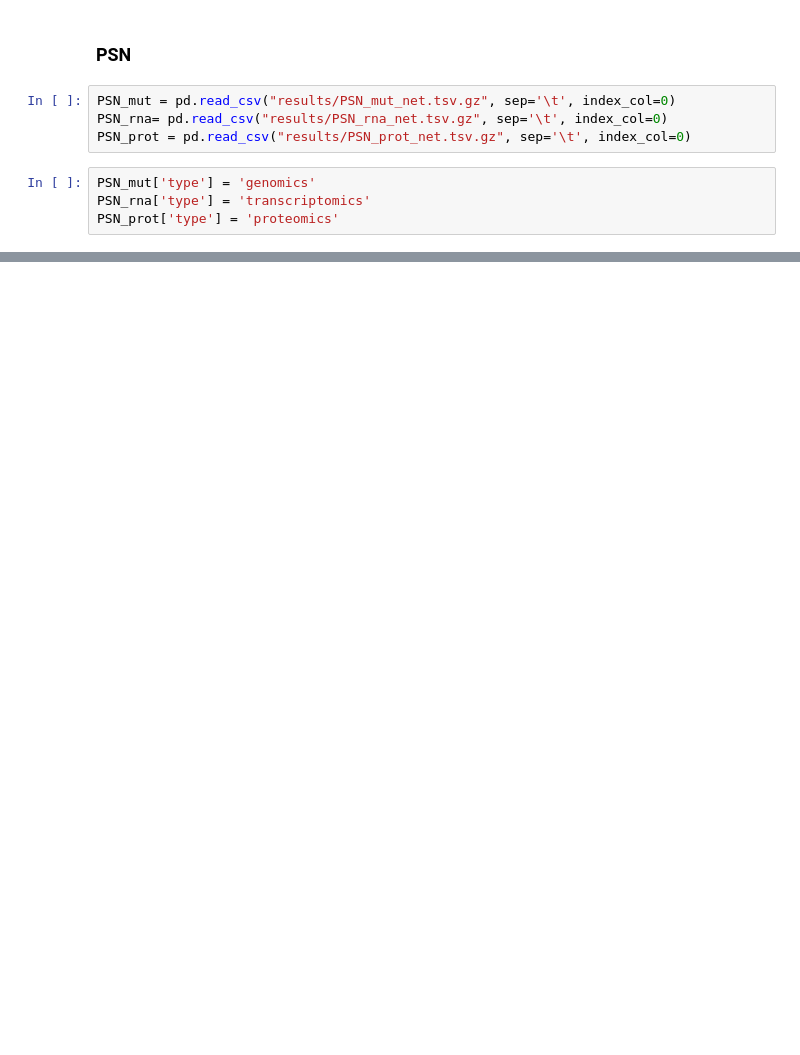
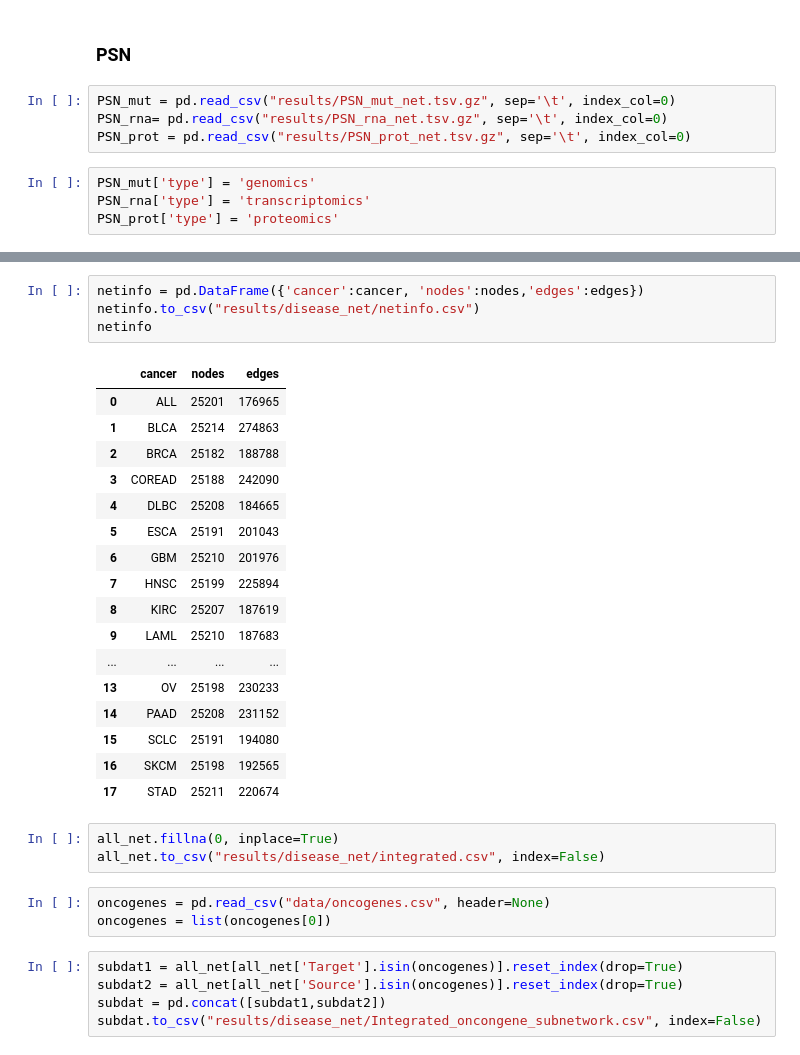
Before and after one commit to Surabhivj/PatStrat-Personalized-Health-Technologies-Conference-2024, a Jupyter notebook: GDSC_data_prep.ipynb, the cells around one changed output, grey strips where cells are left out. Drawn from its saved outputs; the diff is of its cells as text; blank space fills up the shorter version.

```diff
--- a/GDSC_data_prep.ipynb
+++ b/GDSC_data_prep.ipynb
@@ -359,0 +447,33 @@ PSN_prot
+# %%
+netinfo = pd.DataFrame({'cancer':cancer, 'nodes':nodes,'edges':edges})
+netinfo.to_csv("results/disease_net/netinfo.csv")
+netinfo
+# %% [output]
+|  | cancer | nodes | edges |
+| 0 | ALL | 25201 | 176965 |
+| 1 | BLCA | 25214 | 274863 |
+| 2 | BRCA | 25182 | 188788 |
+| 3 | COREAD | 25188 | 242090 |
+| 4 | DLBC | 25208 | 184665 |
+| 5 | ESCA | 25191 | 201043 |
+| 6 | GBM | 25210 | 201976 |
+| 7 | HNSC | 25199 | 225894 |
+| 8 | KIRC | 25207 | 187619 |
+| 9 | LAML | 25210 | 187683 |
+| ... | ... | ... | ... |
+| 13 | OV | 25198 | 230233 |
+| 14 | PAAD | 25208 | 231152 |
+| 15 | SCLC | 25191 | 194080 |
+| 16 | SKCM | 25198 | 192565 |
+| 17 | STAD | 25211 | 220674 |
+# %%
+all_net.fillna(0, inplace=True)
+all_net.to_csv("results/disease_net/integrated.csv", index=False)
+# %%
+oncogenes = pd.read_csv("data/oncogenes.csv", header=None)
+oncogenes = list(oncogenes[0])
+# %%
+subdat1 = all_net[all_net['Target'].isin(oncogenes)].reset_index(drop=True)
+subdat2 = all_net[all_net['Source'].isin(oncogenes)].reset_index(drop=True)
+subdat = pd.concat([subdat1,subdat2])
+subdat.to_csv("results/disease_net/Integrated_oncongene_subnetwork.csv", index=False)
```
Also changed, not shown: parts of 12 cells of this notebook, 5 other files.
